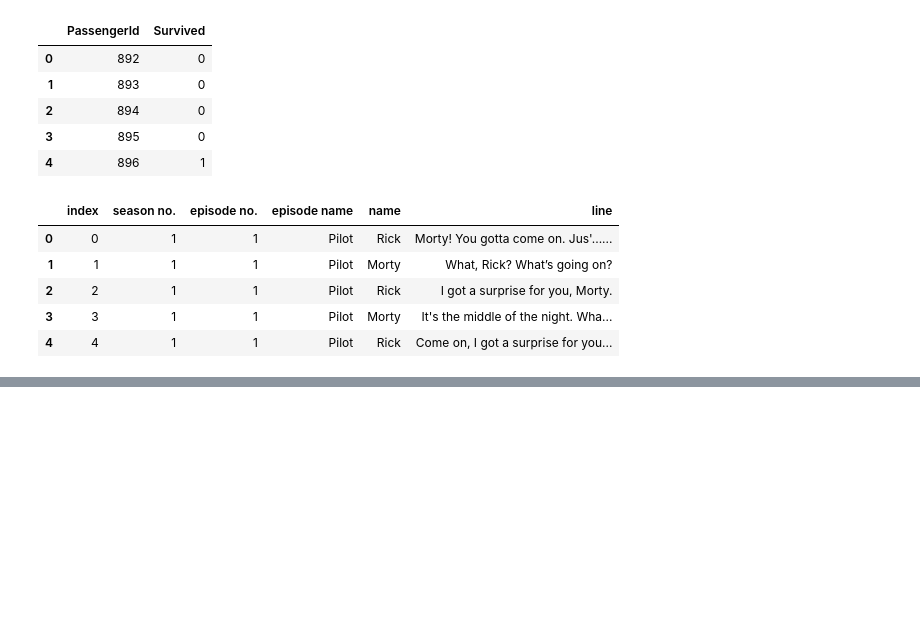
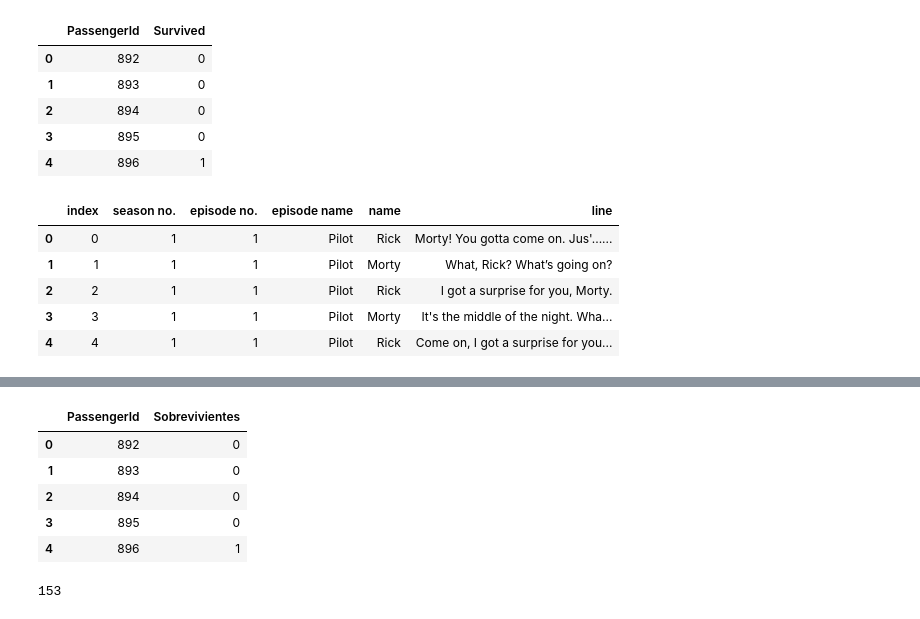
Before and after one commit to Mafecas/Pandas, a Jupyter notebook: Pandas.ipynb, the cells around one changed output, grey strips where cells are left out. Saved outputs shown, nothing was run; the diff lists cells and outputs as text; code cells hidden in the pictures; blank space fills up the shorter version.

```diff
--- a/Pandas.ipynb
+++ b/Pandas.ipynb
@@ -97,0 +143,4 @@ miRick.head()
+# %%
+miTitanic=pd.read_csv("titanic.CSV")
+miTitanic.shape
+miTitanic.head()
@@ -97,0 +154,16 @@ miRick.head()
+# %%
+#Sumar todos los sobrevivientes del Titanic
+miTitanic.rename(columns={"Survived":"Sobrevivientes"},inplace=True)
+miTitanic.head()
+# %% [output]
+|  | PassengerId | Sobrevivientes |
+| 0 | 892 | 0 |
+| 1 | 893 | 0 |
+| 2 | 894 | 0 |
+| 3 | 895 | 0 |
+| 4 | 896 | 1 |
+# %%
+miTitanicFiltrado=miTitanic["Sobrevivientes"]
+miTitanicFiltrado.sum()
+# %% [output]
+153
```
Also changed, not shown: parts of 8 cells of this notebook.
